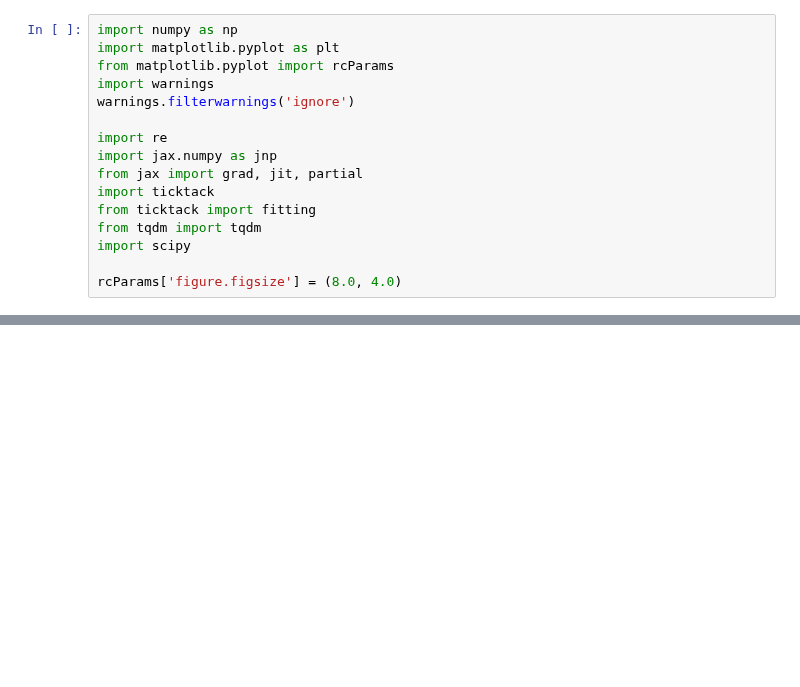
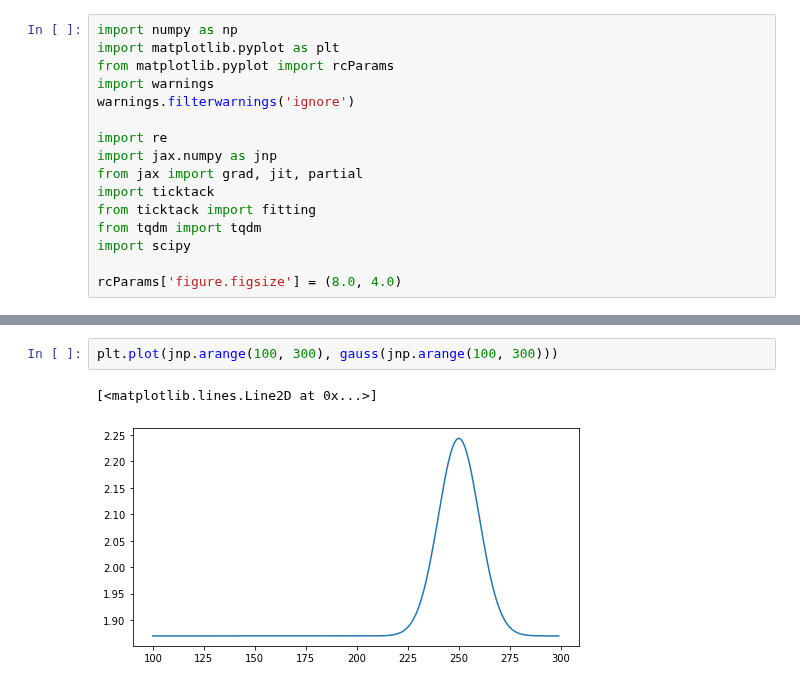
Before and after one commit to SharmaLlama/ticktack, a Jupyter notebook: notebooks/cp_injection_recovery_gaussian_gp.ipynb, the cells around one changed output, grey strips where cells are left out. Saved outputs shown, nothing was run; the diff lists cells and outputs as text; blank space fills up the shorter version.

```diff
--- a/notebooks/cp_injection_recovery_gaussian_gp.ipynb
+++ b/notebooks/cp_injection_recovery_gaussian_gp.ipynb
@@ -34,2 +32,7 @@ cf.prepare_function(use_control_points=True, interp='gp')
+# %%
+plt.plot(jnp.arange(100, 300), gauss(jnp.arange(100, 300)))
+# %% [output]
+[<matplotlib.lines.Line2D at 0x...>]
+[figure, added]
 # %%
 %%time
```
Also changed, not shown: parts of 11 cells of this notebook, 23 other files.
